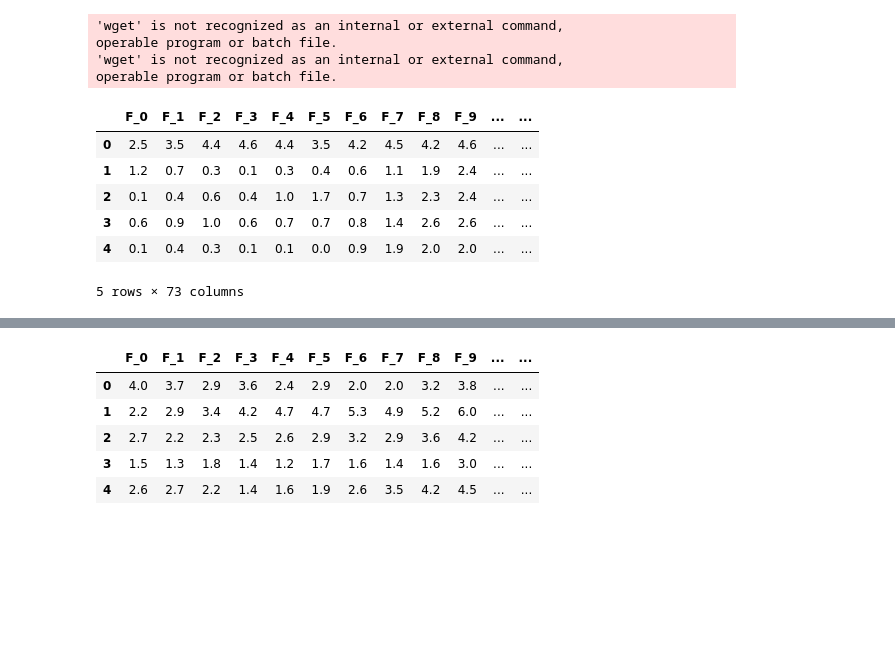
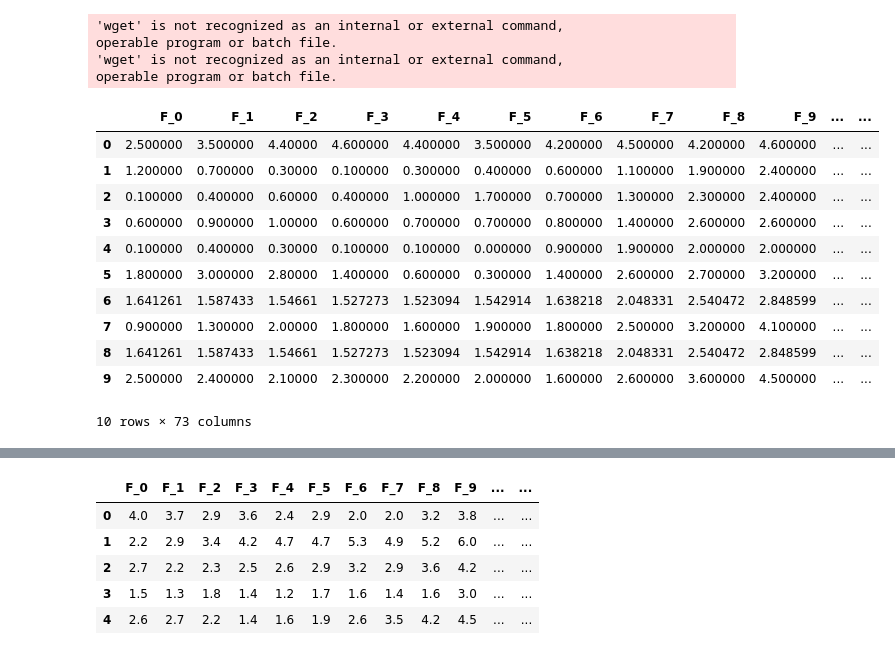
Before and after one commit to Avi-nashkumar/Semester5, a Jupyter notebook: ECSE303L/challenge-week-5/task_1_classification_metrics.ipynb, the cells around one changed output, grey strips where cells are left out. Drawn from its saved outputs; the diff is of its cells as text; code cells hidden in the pictures; blank space fills up the shorter version.

```diff
--- a/ECSE303L/challenge-week-5/task_1_classification_metrics.ipynb
+++ b/ECSE303L/challenge-week-5/task_1_classification_metrics.ipynb
@@ -77,15 +77,20 @@ train = pd.read_csv('data/ozone_levels_train.csv')
 test  = pd.read_csv("data/ozone_levels_test.csv")
 # %%
 # Explore train dataset
-train.head()
+train.head(10)
 # %% [output]
 |  | F_0 | F_1 | F_2 | F_3 | F_4 | F_5 | F_6 | F_7 | F_8 | F_9 | ... | ... |
-| 0 | 2.5 | 3.5 | 4.4 | 4.6 | 4.4 | 3.5 | 4.2 | 4.5 | 4.2 | 4.6 | ... | ... |
-| 1 | 1.2 | 0.7 | 0.3 | 0.1 | 0.3 | 0.4 | 0.6 | 1.1 | 1.9 | 2.4 | ... | ... |
-| 2 | 0.1 | 0.4 | 0.6 | 0.4 | 1.0 | 1.7 | 0.7 | 1.3 | 2.3 | 2.4 | ... | ... |
-| 3 | 0.6 | 0.9 | 1.0 | 0.6 | 0.7 | 0.7 | 0.8 | 1.4 | 2.6 | 2.6 | ... | ... |
-| 4 | 0.1 | 0.4 | 0.3 | 0.1 | 0.1 | 0.0 | 0.9 | 1.9 | 2.0 | 2.0 | ... | ... |
+| 0 | 2.500000 | 3.500000 | 4.40000 | 4.600000 | 4.400000 | 3.500000 | 4.200000 | 4.500000 | 4.200000 | 4.600000 | ... | ... |
+| 1 | 1.200000 | 0.700000 | 0.30000 | 0.100000 | 0.300000 | 0.400000 | 0.600000 | 1.100000 | 1.900000 | 2.400000 | ... | ... |
+| 2 | 0.100000 | 0.400000 | 0.60000 | 0.400000 | 1.000000 | 1.700000 | 0.700000 | 1.300000 | 2.300000 | 2.400000 | ... | ... |
+| 3 | 0.600000 | 0.900000 | 1.00000 | 0.600000 | 0.700000 | 0.700000 | 0.800000 | 1.400000 | 2.600000 | 2.600000 | ... | ... |
+| 4 | 0.100000 | 0.400000 | 0.30000 | 0.100000 | 0.100000 | 0.000000 | 0.900000 | 1.900000 | 2.000000 | 2.000000 | ... | ... |
+| 5 | 1.800000 | 3.000000 | 2.80000 | 1.400000 | 0.600000 | 0.300000 | 1.400000 | 2.600000 | 2.700000 | 3.200000 | ... | ... |
+| 6 | 1.641261 | 1.587433 | 1.54661 | 1.527273 | 1.523094 | 1.542914 | 1.638218 | 2.048331 | 2.540472 | 2.848599 | ... | ... |
+| 7 | 0.900000 | 1.300000 | 2.00000 | 1.800000 | 1.600000 | 1.900000 | 1.800000 | 2.500000 | 3.200000 | 4.100000 | ... | ... |
+| 8 | 1.641261 | 1.587433 | 1.54661 | 1.527273 | 1.523094 | 1.542914 | 1.638218 | 2.048331 | 2.540472 | 2.848599 | ... | ... |
+| 9 | 2.500000 | 2.400000 | 2.10000 | 2.300000 | 2.200000 | 2.000000 | 1.600000 | 2.600000 | 3.600000 | 4.500000 | ... | ... |
-5 rows × 73 columns
+10 rows × 73 columns
 # %%
 train.info()
 # %% [output]
```
Also changed, not shown: parts of 9 cells of this notebook.
